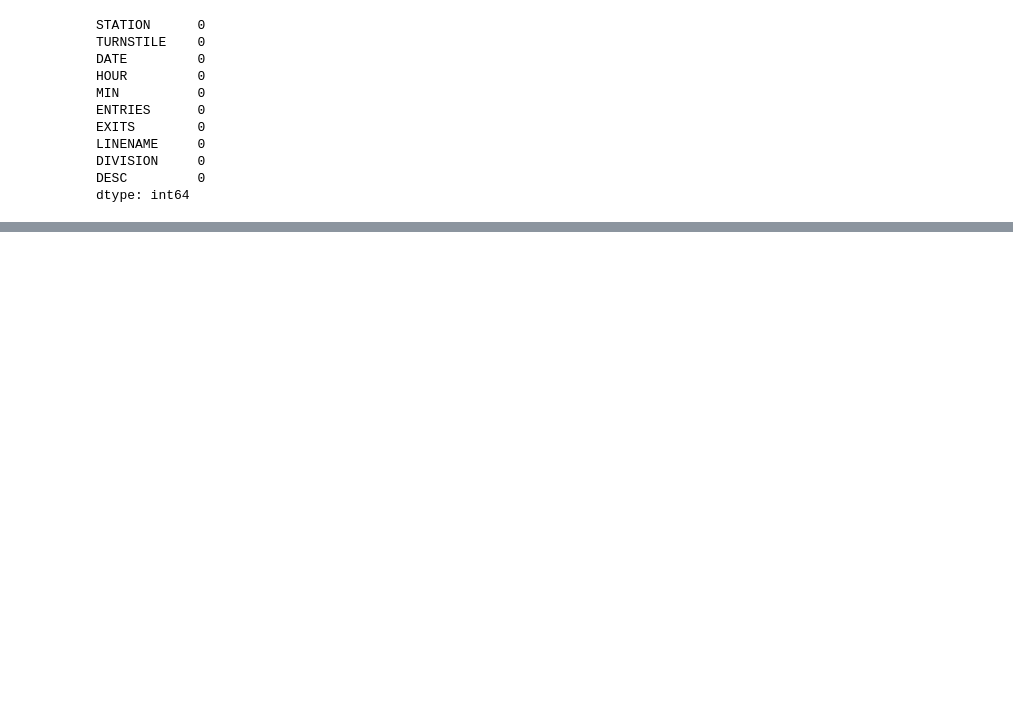
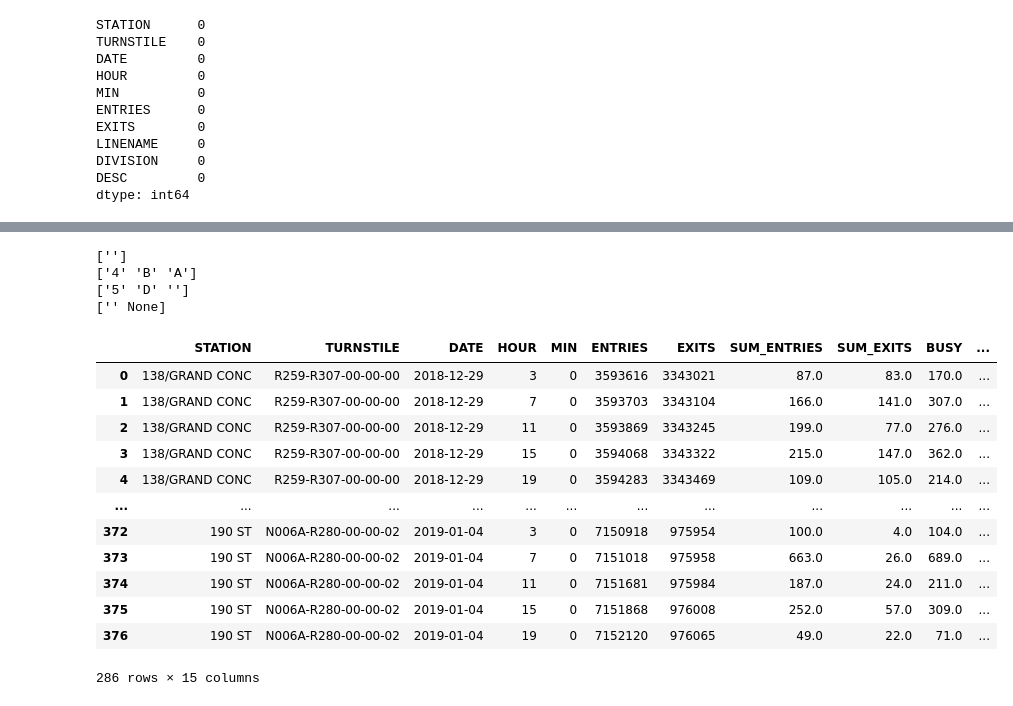
Before and after one commit to lescardone/eda-project, a Jupyter notebook: mta_eda_small_dataset.ipynb, the cells around one changed output, grey strips where cells are left out. Drawn from its saved outputs; the diff is of its cells as text; code cells hidden in the pictures; blank space fills up the shorter version.

```diff
--- a/mta_eda_small_dataset.ipynb
+++ b/mta_eda_small_dataset.ipynb
@@ -170,0 +200,9 @@ mtadfs_leastt_ee
+# %%
+# turn the lines into categorical data
+# first split up the string to have one letter/number per column
+splits = mtadfs_3d_nonegs['LINENAME'].str.split('',expand=True)
+
+# look at spits
+splits
+
+# it didn't create a column per unique line
@@ -170,0 +223,50 @@ mtadfs_leastt_ee
+# %%
+# double check what has happened
+print(splits.loc[:,0].unique())
+print(splits.loc[:,1].unique())
+print(splits.loc[:,2].unique())
+print(splits.loc[:,3].unique())
+
+# column location 0 and column location 3 don't contain anything
+# %% [output]
+['']
+['4' 'B' 'A']
+['5' 'D' '']
+['' None]
+# %%
+# drop column location 0 and column location 3
+splits.drop(labels=[0,3], axis=1,inplace=True)
+splits
+
+# column names are integers, use .loc to indicate 0:3 is not the index but the column name
+# get dummies
+dummy=pd.get_dummies(splits.loc[:,1:2])
+# %%
+# we should have FIVE columns: A, B, D, 4, 5
+# but we found an extra column called '2_'
+dummy.drop(columns='2_',axis=1,inplace=True)
+# %%
+# lets rename these to make more sense
+linemap = {'1_4':'LINE_4','1_A':'LINE_A','1_B':'LINE_B','2_5':'LINE_5','2_D':'LINE_D'}
+dummy.rename(mapper=linemap,axis=1,inplace=True)
+
+# add back into our dataframe
+mtadfs_3d_nonegs_lines = pd.concat([mtadfs_3d_nonegs,dummy],axis=1)
+mtadfs_3d_nonegs_lines.drop('LINENAME',axis=1,inplace=True)
+# %%
+mtadfs_3d_nonegs
+mtadfs_3d_nonegs_lines
+# %% [output]
+|  | STATION | TURNSTILE | DATE | HOUR | MIN | ENTRIES | EXITS | SUM_ENTRIES | SUM_EXITS | BUSY | ... |
+| 0 | 138/GRAND CONC | R259-R307-00-00-00 | 2018-12-29 | 3 | 0 | 3593616 | 3343021 | 87.0 | 83.0 | 170.0 | ... |
+| 1 | 138/GRAND CONC | R259-R307-00-00-00 | 2018-12-29 | 7 | 0 | 3593703 | 3343104 | 166.0 | 141.0 | 307.0 | ... |
+| 2 | 138/GRAND CONC | R259-R307-00-00-00 | 2018-12-29 | 11 | 0 | 3593869 | 3343245 | 199.0 | 77.0 | 276.0 | ... |
+| 3 | 138/GRAND CONC | R259-R307-00-00-00 | 2018-12-29 | 15 | 0 | 3594068 | 3343322 | 215.0 | 147.0 | 362.0 | ... |
+| 4 | 138/GRAND CONC | R259-R307-00-00-00 | 2018-12-29 | 19 | 0 | 3594283 | 3343469 | 109.0 | 105.0 | 214.0 | ... |
+| ... | ... | ... | ... | ... | ... | ... | ... | ... | ... | ... | ... |
+| 372 | 190 ST | N006A-R280-00-00-02 | 2019-01-04 | 3 | 0 | 7150918 | 975954 | 100.0 | 4.0 | 104.0 | ... |
+| 373 | 190 ST | N006A-R280-00-00-02 | 2019-01-04 | 7 | 0 | 7151018 | 975958 | 663.0 | 26.0 | 689.0 | ... |
+| 374 | 190 ST | N006A-R280-00-00-02 | 2019-01-04 | 11 | 0 | 7151681 | 975984 | 187.0 | 24.0 | 211.0 | ... |
+| 375 | 190 ST | N006A-R280-00-00-02 | 2019-01-04 | 15 | 0 | 7151868 | 976008 | 252.0 | 57.0 | 309.0 | ... |
+| 376 | 190 ST | N006A-R280-00-00-02 | 2019-01-04 | 19 | 0 | 7152120 | 976065 | 49.0 | 22.0 | 71.0 | ... |
+286 rows × 15 columns
```
Also changed, not shown: parts of 14 cells of this notebook.
